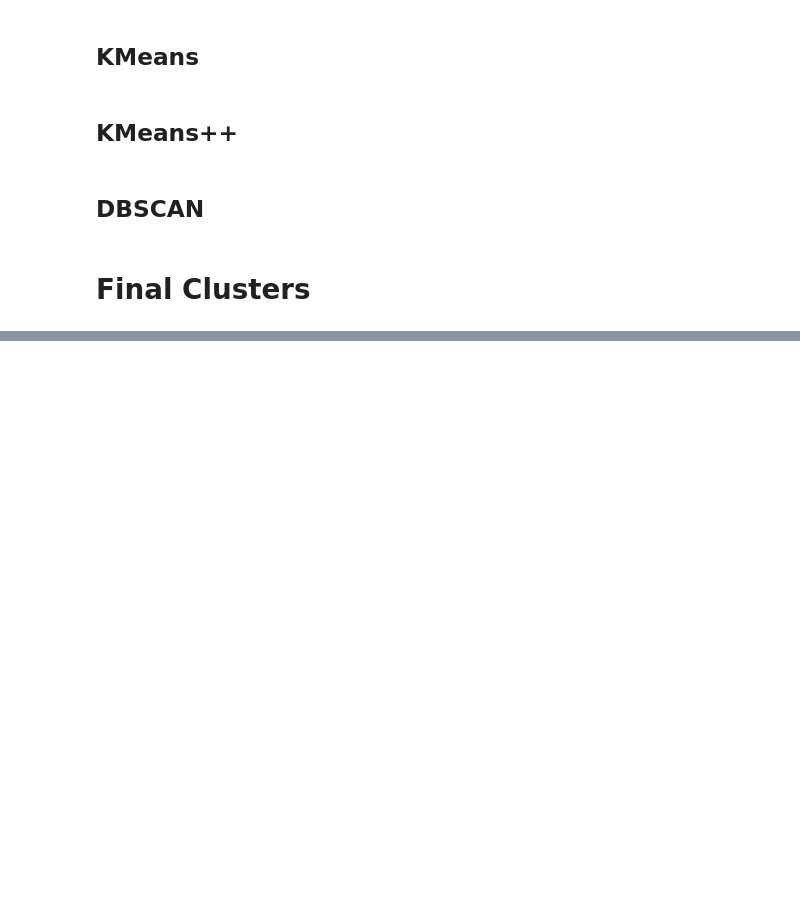
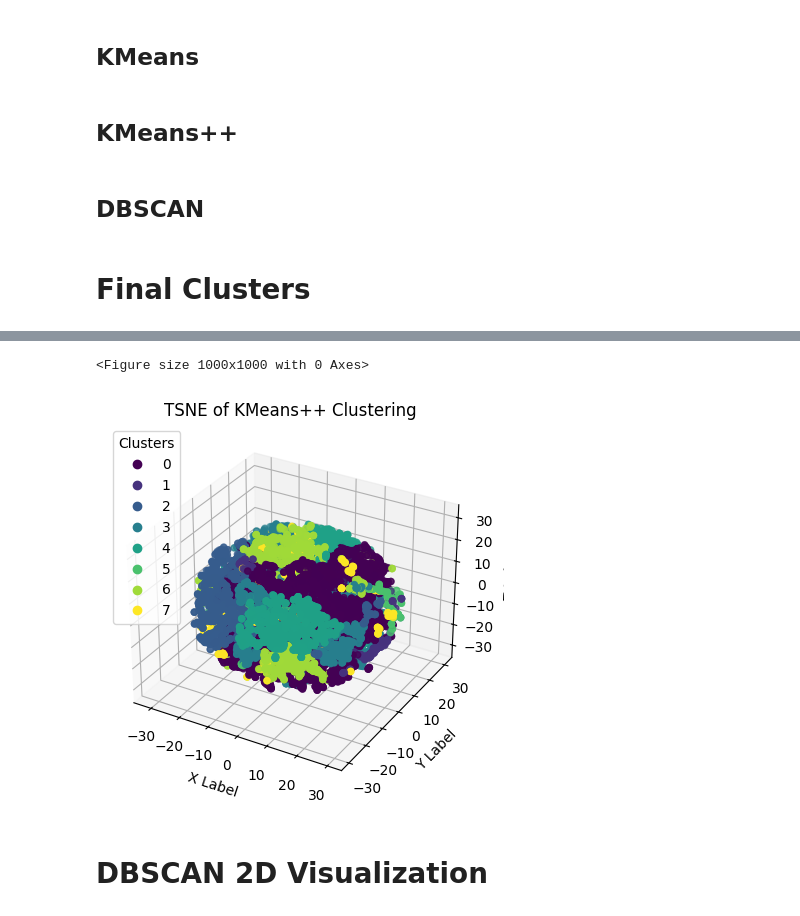
Before and after one commit to aiko-isnt-ded/data-analytics, a Jupyter notebook: notebooks/12cluster_algorithms.ipynb, the cells around one changed output, grey strips where cells are left out. Drawn from its saved outputs; the diff is of its cells as text; code cells hidden in the pictures; blank space fills up the shorter version.

```diff
--- a/notebooks/12cluster_algorithms.ipynb
+++ b/notebooks/12cluster_algorithms.ipynb
@@ -262,0 +270,30 @@ df_scaled.head(8)
+# %%
+x_embedded = TSNE(n_components=3, learning_rate='auto', n_iter=500, init='random', perplexity=3).fit_transform(df_scaled)
+# %%
+# Canvas
+fig = plt.figure(figsize=(10, 10))
+
+# Define the plot
+fig = plt.figure()
+ax = fig.add_subplot(111, projection='3d')
+scatter = ax.scatter3D(x_embedded[:, 0], x_embedded[:, 1], x_embedded[:, 2], c=cluster_labels2)
+ax.set_title('TSNE of KMeans++ Clustering')
+
+# Add labels
+ax.set_xlabel('X Label')
+ax.set_ylabel('Y Label')
+ax.set_zlabel('Z Label')
+
+# Create custom legend
+unique_labels = set(cluster_labels2)
+custom_legend = [scatter.legend_elements()[0], [str(label) for label in unique_labels]]
+
+# Add legend
+ax.legend(*custom_legend, title="Clusters")
+
+plt.show()
+# %% [output]
+<Figure size 1000x1000 with 0 Axes>
+[figure, added]
+# %% [markdown]
+# DBSCAN 2D Visualization
```
Also changed, not shown: parts of 13 cells of this notebook.
